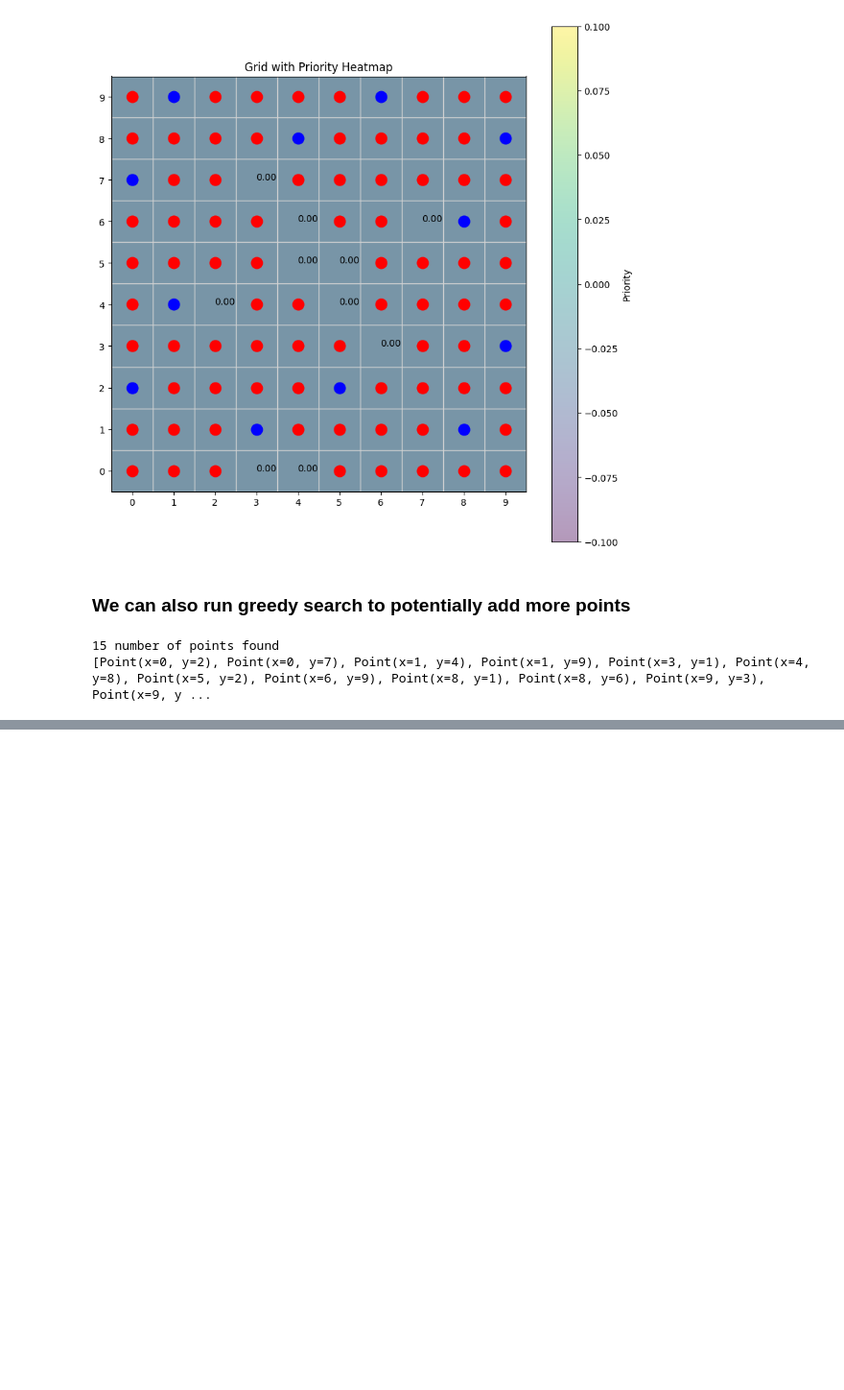
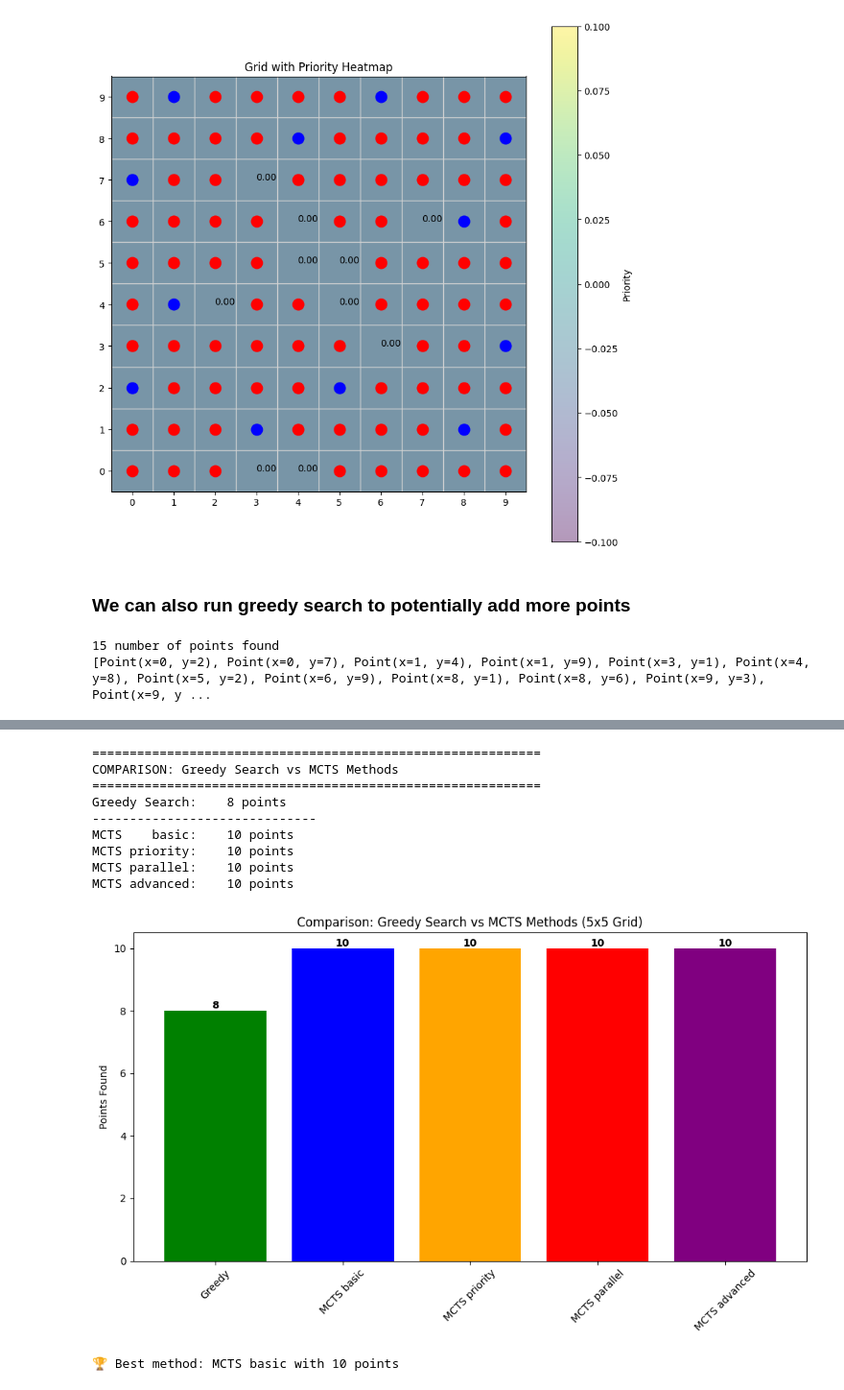
Before and after one commit to TianhaoW/RLMath, a Jupyter notebook: colab_example.ipynb, the cells around one changed output, grey strips where cells are left out. Shown at 96% size. Drawn from its saved outputs; the diff is of its cells as text; code cells hidden in the pictures; blank space fills up the shorter version.

```diff
--- a/colab_example.ipynb
+++ b/colab_example.ipynb
@@ -167,0 +640,46 @@ print(env.points)
+# %%
+# Step 4: Compare with greedy search result
+print("\n" + "=" * 60)
+print("COMPARISON: Greedy Search vs MCTS Methods")
+print("=" * 60)
+
+# Run greedy search for comparison
+env_compare = NoThreeCollinearEnvWithPriority(5, 5, my_priority_func)
+greedy_result = env_compare.greedy_search()
+
+print(f"Greedy Search:    {greedy_result} points")
+print("-" * 30)
+for variant, points in mcts_results.items():
+    print(f"MCTS {variant:>8}:    {points} points")
+
+# Simple visualization
+methods = ['Greedy'] + [f'MCTS {v}' for v in variants]
+points = [greedy_result] + list(mcts_results.values())
+
+plt.figure(figsize=(10, 6))
+bars = plt.bar(methods, points, color=['green', 'blue', 'orange', 'red', 'purple'])
+plt.title('Comparison: Greedy Search vs MCTS Methods (5x5 Grid)')
+plt.ylabel('Points Found')
+plt.xticks(rotation=45)
+
+# Add value labels on bars
+for bar, value in zip(bars, points):
+    plt.text(bar.get_x() + bar.get_width()/2., bar.get_height(),
+             f'{value}', ha='center', va='bottom', fontweight='bold')
+
+plt.tight_layout()
+plt.show()
+
+print(f"\n🏆 Best method: {methods[points.index(max(points))]} with {max(points)} points")
+# %% [output]
+============================================================
+COMPARISON: Greedy Search vs MCTS Methods
+============================================================
+Greedy Search:    8 points
+------------------------------
+MCTS    basic:    10 points
+MCTS priority:    10 points
+MCTS parallel:    10 points
+MCTS advanced:    10 points
+[figure, added]
+🏆 Best method: MCTS basic with 10 points
```
Also changed, not shown: parts of 29 cells of this notebook, 54 other files.
